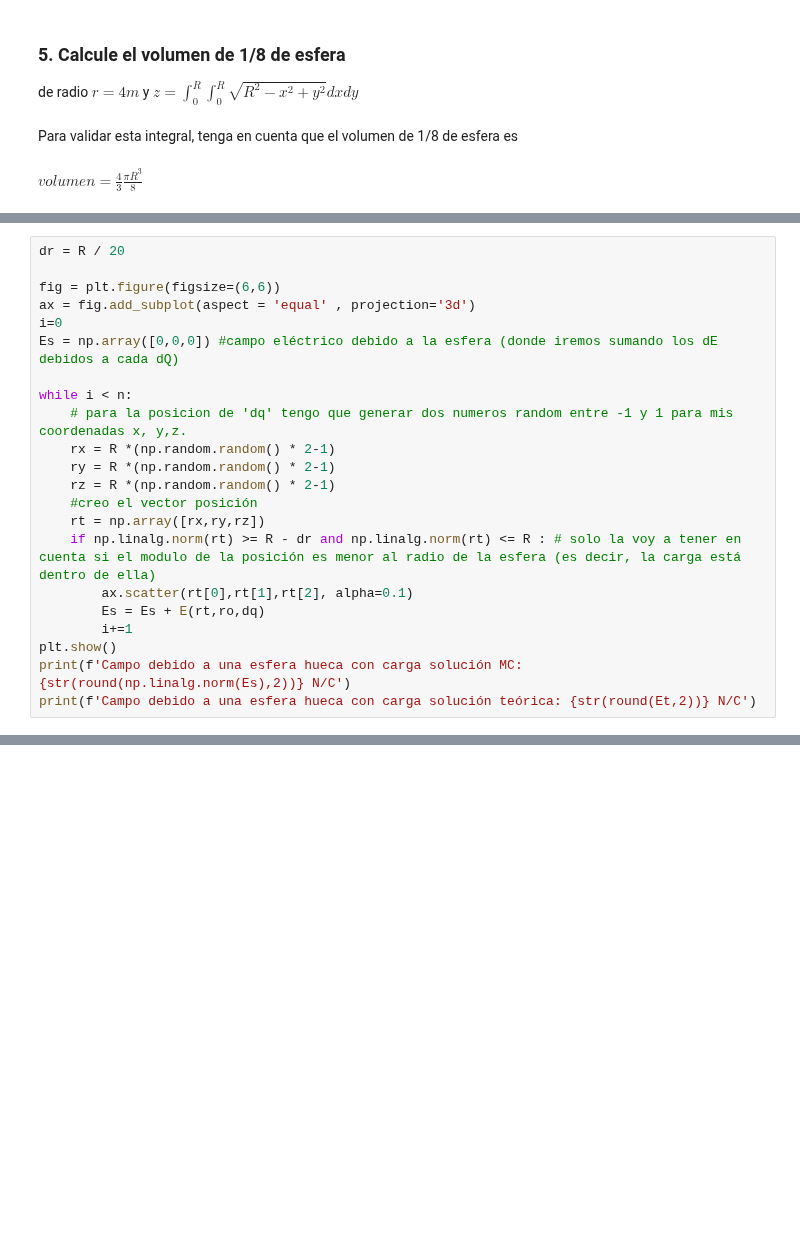
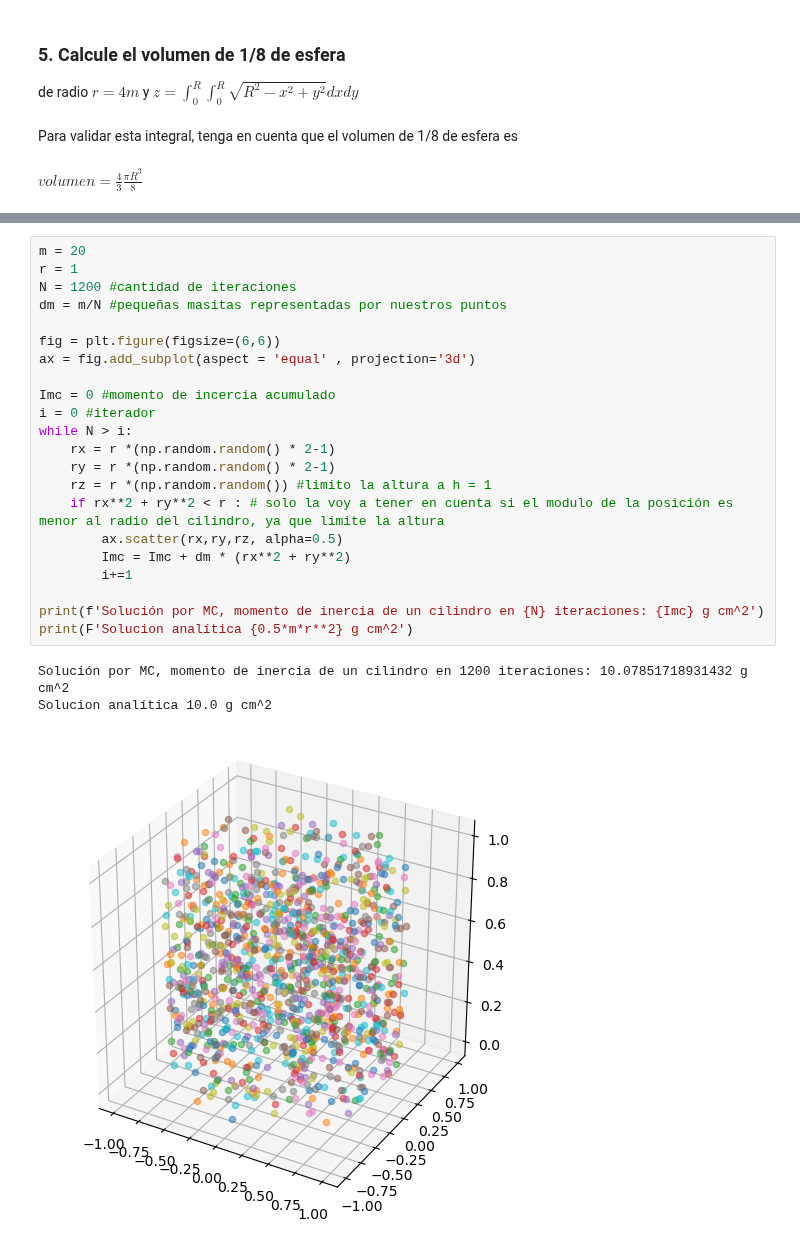
Before and after one commit to dai-dominikow/INSPT-Computacion-III, a Jupyter notebook: TPs/Unidad 7 - TP 5 - Simulaciones por Montecarlo.ipynb, the cells around one changed output, grey strips where cells are left out. Cells and saved outputs as stored; diff of their text form; blank space fills up the shorter version.

```diff
--- a/TPs/Unidad 7 - TP 5 - Simulaciones por Montecarlo.ipynb
+++ b/TPs/Unidad 7 - TP 5 - Simulaciones por Montecarlo.ipynb
@@ -239,22 +182,0 @@ Campo debido a una esfera maciza con carga solución teórica: 10800000.0 N/C
-# %%
-dr = R / 20
-
-fig = plt.figure(figsize=(6,6))
-ax = fig.add_subplot(aspect = 'equal' , projection='3d')
-i=0
-Es = np.array([0,0,0]) #campo eléctrico debido a la esfera (donde iremos sumando los dE debidos a cada dQ)
-
-while i < n:
-    # para la posicion de 'dq' tengo que generar dos numeros random entre -1 y 1 para mis coordenadas x, y,z.
-    rx = R *(np.random.random() * 2-1)
-    ry = R *(np.random.random() * 2-1)
-    rz = R *(np.random.random() * 2-1)
-    #creo el vector posición
-    rt = np.array([rx,ry,rz])
-    if np.linalg.norm(rt) >= R - dr and np.linalg.norm(rt) <= R : # solo la voy a tener en cuenta si el modulo de la posición es menor al radio de la esfera (es decir, la carga está dentro de ella)
-        ax.scatter(rt[0],rt[1],rt[2], alpha=0.1)
-        Es = Es + E(rt,ro,dq)
-        i+=1
-plt.show()
-print(f'Campo debido a una esfera hueca con carga solución MC: {str(round(np.linalg.norm(Es),2))} N/C')
-print(f'Campo debido a una esfera hueca con carga solución teórica: {str(round(Et,2))} N/C')
@@ -264,0 +193,26 @@ Campo debido a una esfera hueca con carga solución teórica: 10800000.0 N/C
+# %%
+m = 20
+r = 1
+N = 1200 #cantidad de iteraciones
+dm = m/N #pequeñas masitas representadas por nuestros puntos
+
+fig = plt.figure(figsize=(6,6))
+ax = fig.add_subplot(aspect = 'equal' , projection='3d')
+
+Imc = 0 #momento de incercia acumulado
+i = 0 #iterador
+while N > i:
+    rx = r *(np.random.random() * 2-1)
+    ry = r *(np.random.random() * 2-1)
+    rz = r *(np.random.random()) #limito la altura a h = 1
+    if rx**2 + ry**2 < r : # solo la voy a tener en cuenta si el modulo de la posición es menor al radio del cilindro, ya que limite la altura
+        ax.scatter(rx,ry,rz, alpha=0.5)
+        Imc = Imc + dm * (rx**2 + ry**2)
+        i+=1
+
+print(f'Solución por MC, momento de inercia de un cilindro en {N} iteraciones: {Imc} g cm^2')
+print(F'Solucion analítica {0.5*m*r**2} g cm^2')
+# %% [output]
+Solución por MC, momento de inercia de un cilindro en 1200 iteraciones: 10.07851718931432 g cm^2
+Solucion analítica 10.0 g cm^2
+[figure, added]
```
Also changed, not shown: parts of 11 cells of this notebook, 1 other file.
